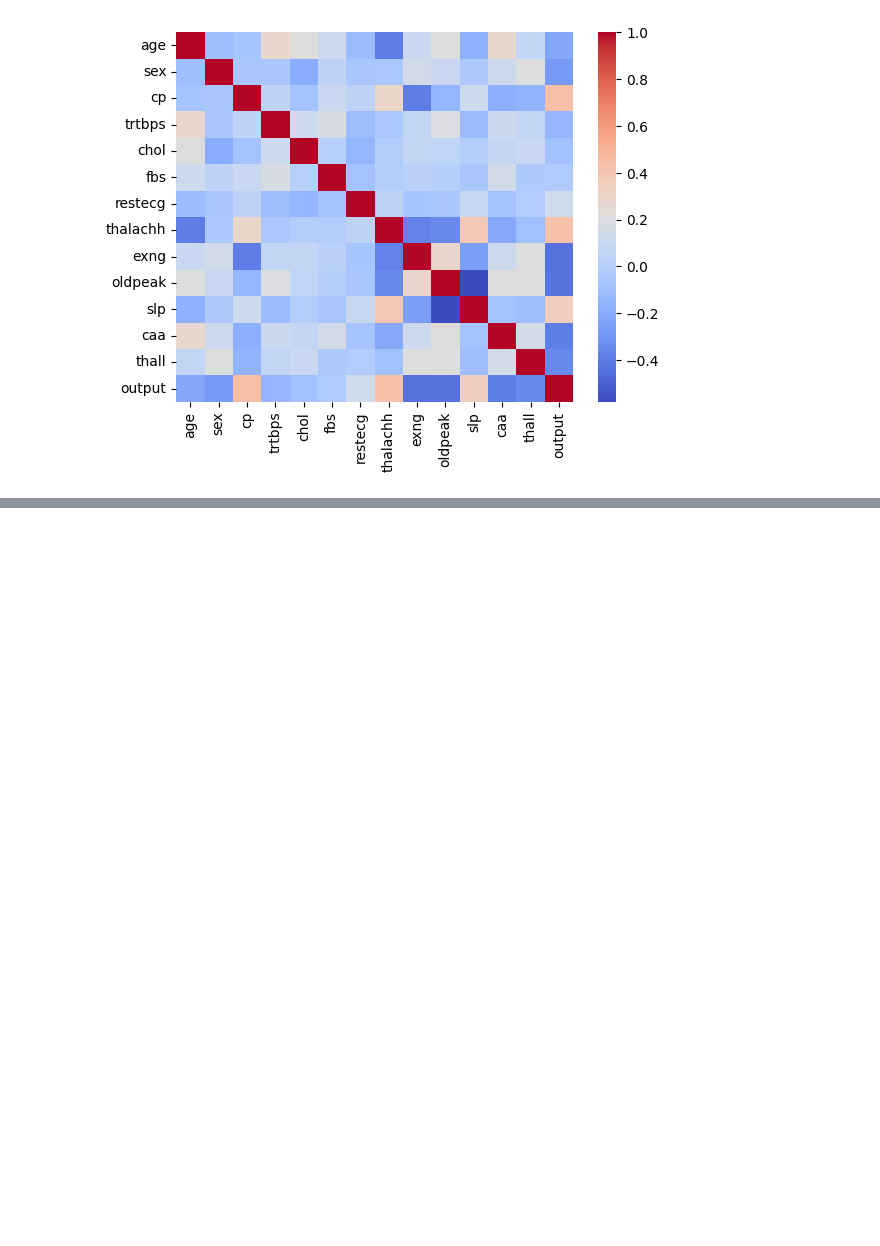
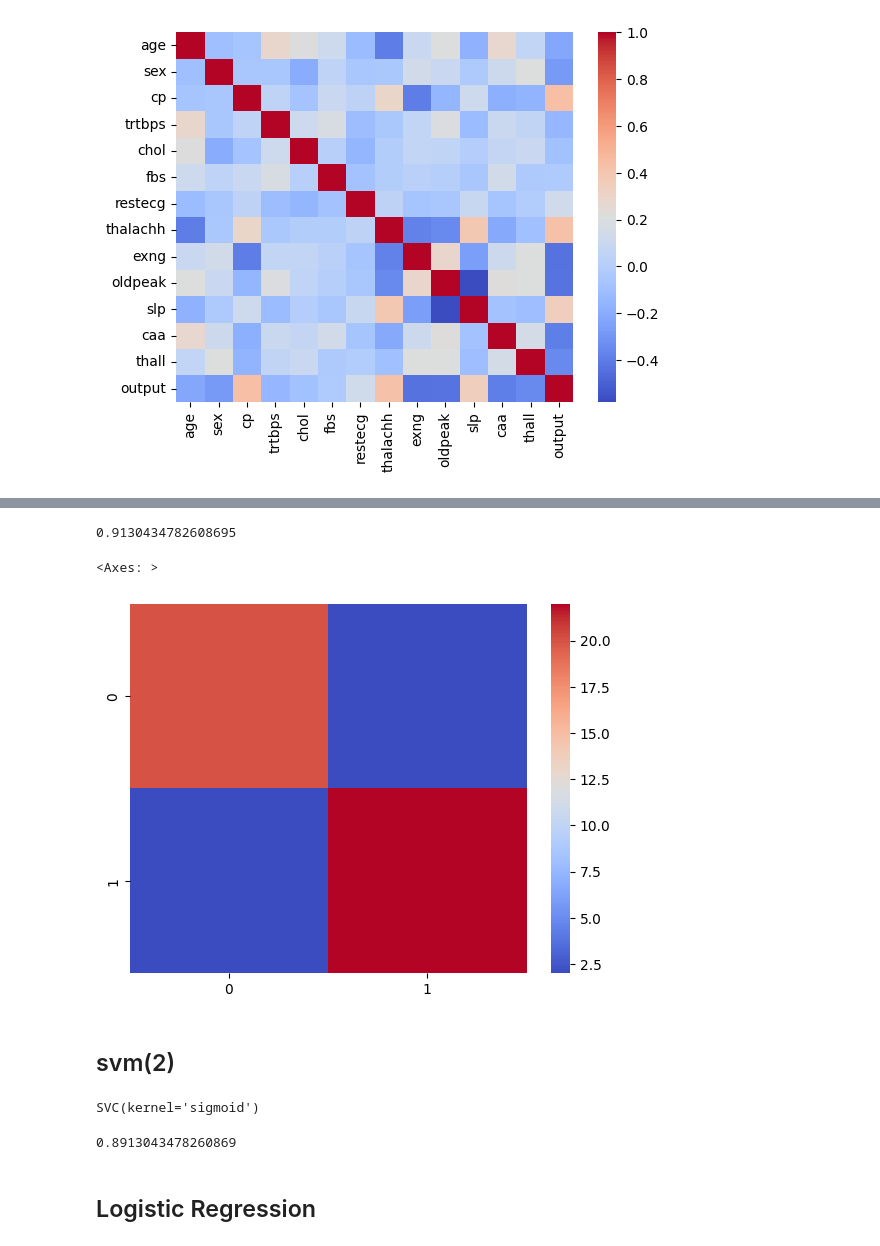
Before and after one commit to rahaan-sharif/machine_learning_Jadi_maktabkhooneh, a Jupyter notebook: chapter_3/classification.ipynb, the cells around one changed output, grey strips where cells are left out. Cells and saved outputs as stored; diff of their text form; code cells hidden in the pictures; blank space fills up the shorter version.

Commit message:
decision tree, logistic regression and KNN models are added.

```diff
--- a/chapter_3/classification.ipynb
+++ b/chapter_3/classification.ipynb
@@ -44,0 +71,28 @@ sns.heatmap(cm, cmap="coolwarm")
+# %%
+y_pred_2=knn.predict(x_test)
+accuracy_2=accuracy_score(y_test, y_pred_2)
+print(accuracy_2)
+# %% [output]
+0.9130434782608695
+# %%
+cm_2=confusion_matrix(y_test, y_pred_2)
+sns.heatmap(cm_2, cmap="coolwarm")
+# %% [output]
+<Axes: >
+[figure, added]
+# %% [markdown]
+## svm(2)
+# %%
+from sklearn.preprocessing import PolynomialFeatures
+classifier2=SVC(kernel="sigmoid")
+classifier2.fit(x_train, y_train)
+# %% [output]
+SVC(kernel='sigmoid')
+# %%
+y_pred_3=classifier2.predict(x_test)
+accuracy_3=accuracy_score(y_test, y_pred_3)
+print(accuracy_3)
+# %% [output]
+0.8913043478260869
+# %% [markdown]
+## Logistic Regression
```
Also changed, not shown: parts of 11 cells of this notebook.
